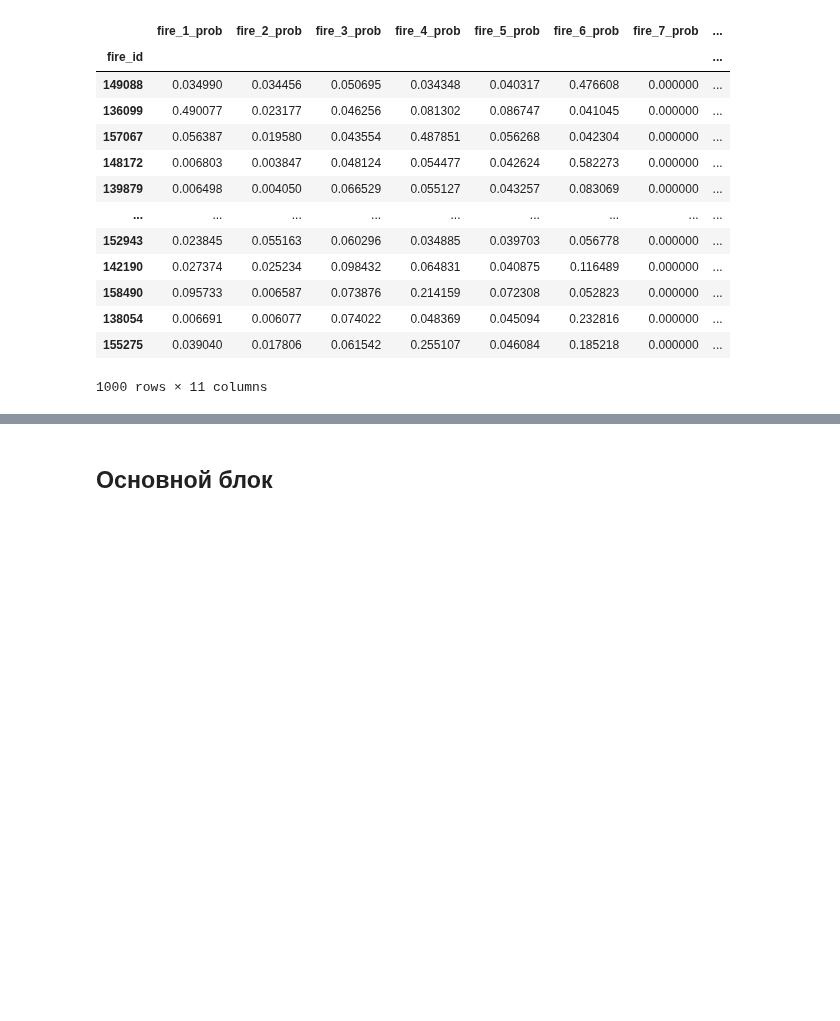
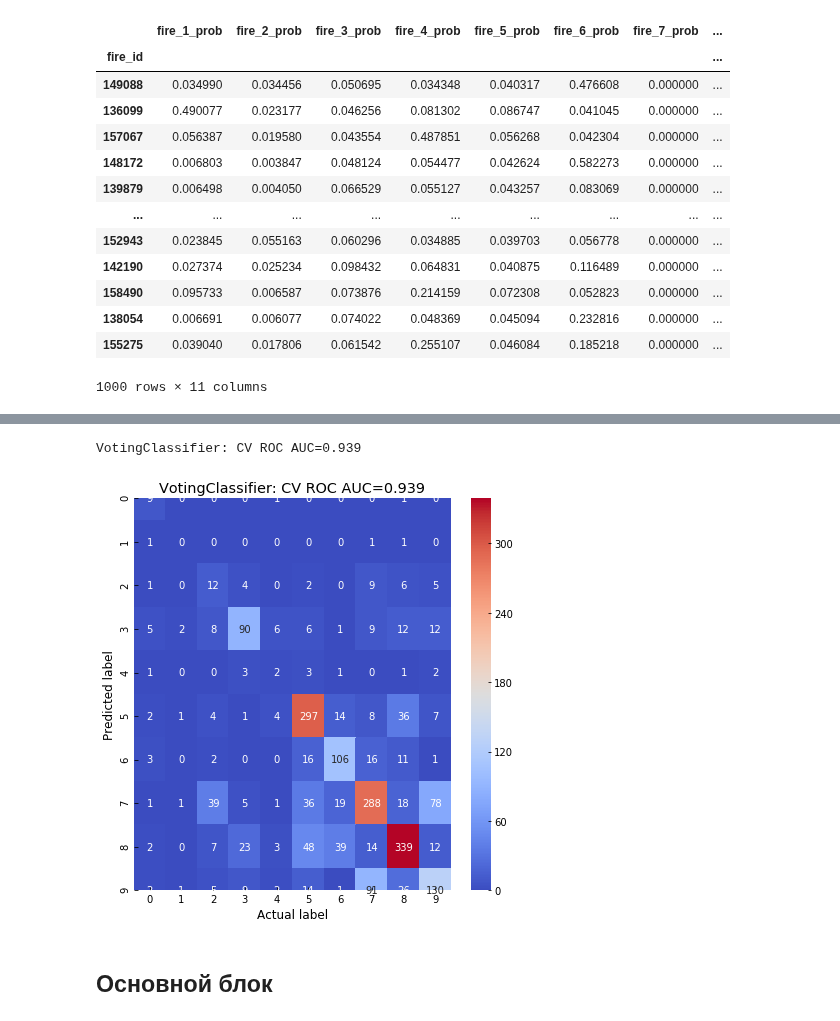
Before and after one commit to andygoosh/wildfire.sberbank.ai, a Jupyter notebook: workinprogress.ipynb, the cells around one changed output, grey strips where cells are left out. Cells and saved outputs as stored; diff of their text form; code cells hidden in the pictures; blank space fills up the shorter version.

```diff
--- a/workinprogress.ipynb
+++ b/workinprogress.ipynb
@@ -505,8 +526,8 @@ gb_params = {'criterion': 'friedman_mse',
              'random_state': RS
              } #0.5635
 
-gbc = skl.ensemble.GradientBoostingClassifier(**gb_params)
-#gbc = skl.ensemble.GradientBoostingClassifier(random_state=RS)
+#gbc = skl.ensemble.GradientBoostingClassifier(**gb_params)
+gbc = skl.ensemble.GradientBoostingClassifier(random_state=RS)
 rfc = skl.ensemble.RandomForestClassifier(random_state=RS)
 abc = skl.ensemble.AdaBoostClassifier(random_state=RS)
 
@@ -534,3 +555,4 @@ VotingClassifier: CV ROC AUC=0.924
 '''
 y_hotted = get_one_hot( y_cv )
 draw_confusion_matrix(y_hotted, df_predictions, eclf)
+# %% [output]
@@ -537,3 +562,5 @@ draw_confusion_matrix(y_hotted, df_predictions, eclf)
+VotingClassifier: CV ROC AUC=0.939
+[figure, added]
 # %%
 feat_importances = pd.Series(linear.feature_importances_, index=X.columns)
 feat_importances.nlargest(20).plot(kind='barh')
```
Also changed, not shown: parts of 6 cells of this notebook.
